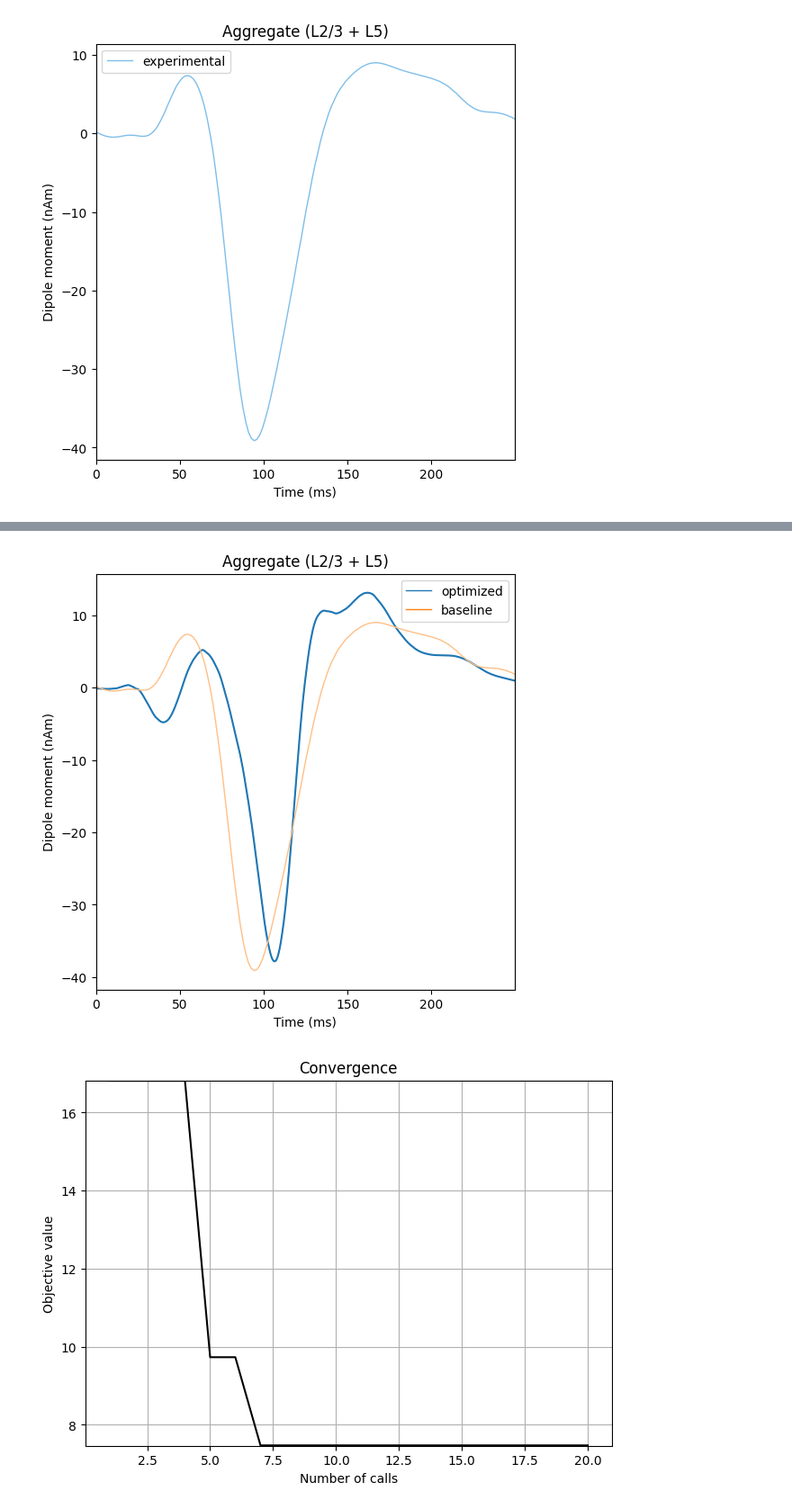
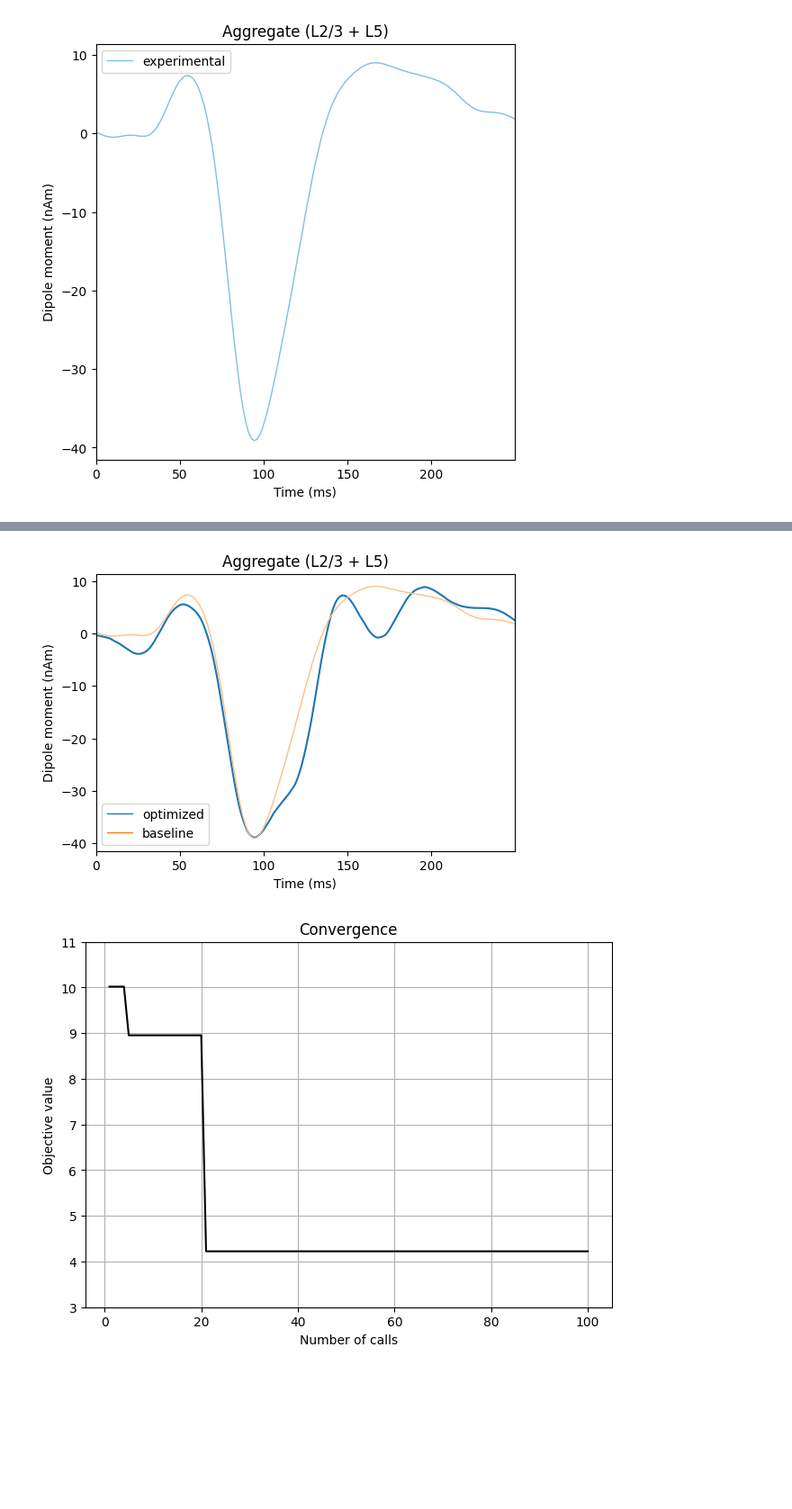
Before and after one commit to ntolley/hnn_jove, a Jupyter notebook: notebooks/aep_optimization.ipynb, the cells around one changed output, grey strips where cells are left out. Shown at 90% size. Cells and saved outputs as stored; diff of their text form; code cells hidden in the pictures; blank space fills up the shorter version.

```diff
--- a/notebooks/aep_optimization.ipynb
+++ b/notebooks/aep_optimization.ipynb
@@ -198,15 +197,15 @@ initial_params = dict({'evprox1_ampa_L5_pyramidal': 0,
                        })
 # %%
 n_trials = 1
-# scaling_factor = 1500
-scaling_factor = 2000
+scaling_factor = 1000
+# scaling_factor = 2000 # use for dt=0.5
 window_length = 40
 tstop = 250
-dt = 0.5
+dt = 0.025
 
 net = jones_2009_model()
 optim = Optimizer(net, tstop=tstop, constraints=constraints,
-                  set_params=set_params, initial_params=initial_params, max_iter=20, obj_fun=_rmse_evoked)
+                  set_params=set_params, initial_params=initial_params, max_iter=100, obj_fun=_rmse_evoked)
 
 optim.fit(target=dipole_experimental, n_trials=n_trials, scale_factor=scaling_factor,
             smooth_window_len=window_length, dt=dt)
@@ -254,23 +253,24 @@ Trial 1: 220.0 ms...
 Trial 1: 230.0 ms...
 Trial 1: 240.0 ms...
 # %%
-fig, ax = plt.subplots(sharex=True, figsize=(6, 6))
+fig, ax = plt.subplots(sharex=True, figsize=(6,4))
 
 plot_dipole(dipoles_optimized.copy(), ax=ax, layer='agg',
             show=False, color='tab:blue', average=True)
 dipole_experimental.plot(ax=ax, layer='agg', show=False,
                          color='tab:orange')
 
 # Legend
 legend_handles = [Line2D([0], [0], color='tab:blue', lw=1.0),
                   Line2D([0], [0], color='tab:orange', lw=1.0),
                   Line2D([0], [0], color='tab:green', lw=1.0)]
 ax.legend(legend_handles, ['optimized', 'baseline'])
 
 # Convergence plot
 optim.plot_convergence()
+plt.ylim(3, 11)
 plt.show()
 # %% [output]
-[figure, old version]
+[figure, new version]
-[figure, old version]
+[figure, new version]
 # %%
```
Also changed, not shown: parts of 6 cells of this notebook, 2 other files.
